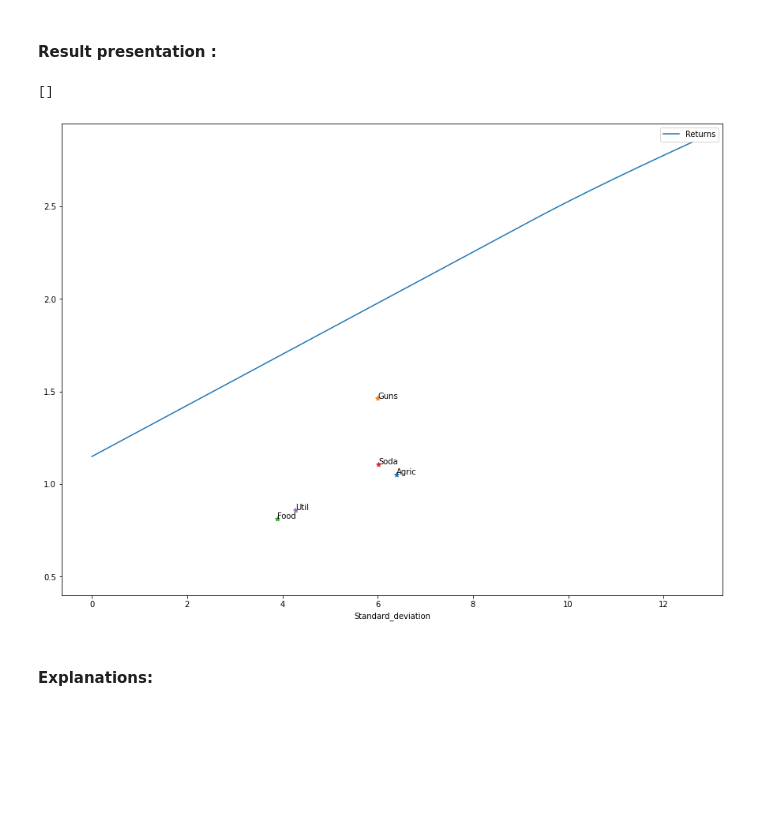
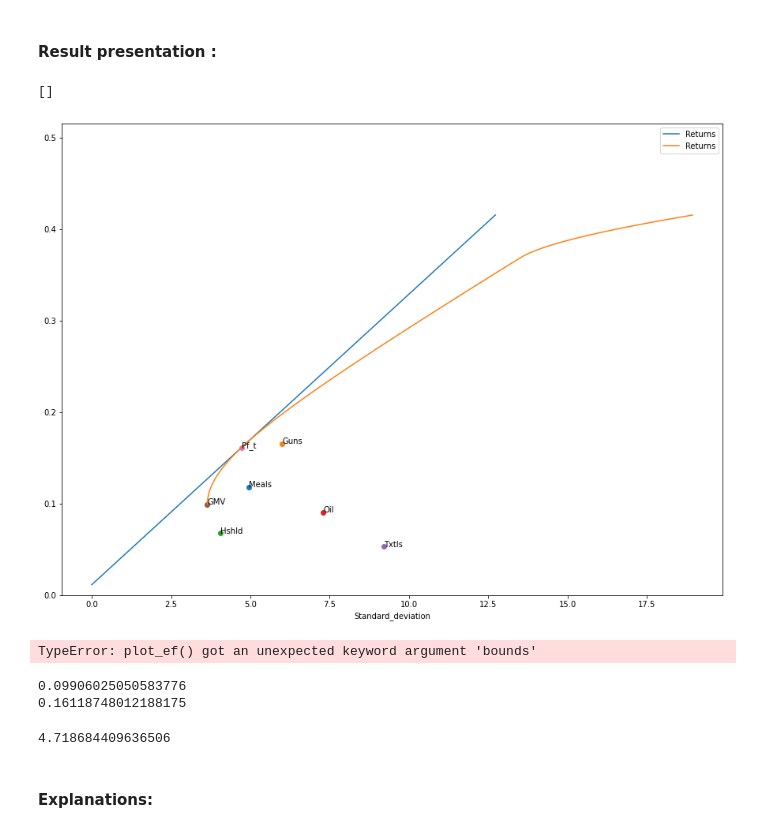
Before and after one commit to Damnsky100/Portfolio, a Jupyter notebook: Assignment_TP1.ipynb, the cells around one changed output. Cells and saved outputs as stored; diff of their text form; code cells hidden in the pictures; blank space fills up the shorter version.

```diff
--- a/Assignment_TP1.ipynb
+++ b/Assignment_TP1.ipynb
@@ -46,7 +46,7 @@ Data
 | 2022-11-01 | 2.53 | 2.84 | 7.69 | 3.23 | 5.57 | 9.79 | 7.24 | 15.70 | 9.44 | 17.34 | ... | ... |
 275 rows × 48 columns
 # %%
-Expected_Risk_free = Load_rf()
+Expected_Risk_free = Load_rf()/100
 # %% [markdown]
 ## Selection of Industry
 # %%
@@ -64,5 +64,5 @@ sharpe_ratio(Data/100, Expected_Risk_free/100, 12).sort_values().plot.bar(title=
 # %%
-ret_ind = Data.mean()
+ret_ind = annualize_rets(Data/100, 12)
 
 Efficient_frontiere_result = Ptf_target_optimization(ret_ind, cov, 100, bounds = (0, 1))
 
@@ -148,7 +148,7 @@ Chems  0.54  0.48   0.51   0.56  0.45   0.68   0.57  0.43  0.20  0.44   1.00
 # %% [markdown]
 We are left with 11 industries, let's take a look at the correlation matrix and there efficient frontier
 # %%
-ret_ind = data_ind.mean() #Some industry mark -1, because of data trash I think
+ret_ind = annualize_rets(data_ind/100, 12)#Some industry mark -1, because of data trash I think
 
 cov = data_ind.cov()
 
@@ -191,9 +191,7 @@ Display each industry portfolio in the chart.
 #### Estimation of the covariance-matrix and expected return   :
 # %%
 # Expected return : other possible approach simple machine learning with technical indicator
-
-E_return = Data_select.mean() # Just for test
-
+E_return = annualize_rets(Data_select/100, 12)  #On a besoin des rendement annualisées comme le risk free rate est annualisé
 E_cov = Data_select.cov() # Just for test
 Nbr_PTF = 100
 # %% [markdown]
@@ -227,15 +225,44 @@ Efficient_frontiere_result_WS = Ptf_target_optimization_W_Rf(E_return, E_cov, Ex
 #### Result presentation :
 # %%
 plt=Efficient_frontiere_result_WS['Efficient_frontiere']['Returns'].plot(kind='line',figsize=(15,11),
-     ylim = [0.4, max(Efficient_frontiere_result_WS['Efficient_frontiere']['Returns'])+0.1])
+     ylim = [0, max(Efficient_frontiere_result_WS['Efficient_frontiere']['Returns'])+0.1])
 for i in E_return.index :
-    plt.scatter([np.sqrt(E_cov[i][i])],[E_return[i]], marker='*')
+    plt.scatter([np.sqrt(E_cov[i][i])],[E_return[i]], marker='o')
     plt.annotate(i,(np.sqrt(E_cov[i][i]),E_return[i]))
 
 
 
+
+Efficient_frontiere_result['Efficient_frontiere']['Returns'].plot(kind='line')
+
+
+#Plot GMV
+w = gmv(E_cov)
+y = portfolio_return(w, E_return)
+x =  portfolio_vol(w, E_cov)
+plt.scatter(x,y, marker="o")
+plt.annotate("GMV",(x,  y))
+
+#Plot Portfolio Tangente
+
+w = msr(Expected_Risk_free, E_return, E_cov)
+y = portfolio_return(w, E_return)
+x = portfolio_vol(w, E_cov)
+plt.scatter(x,y, marker="o")
+plt.annotate("Pf_t",(x,  y))
+
+
 plt.legend(bbox_to_anchor=(1.0, 1.0))
 plt.plot()
 # %% [output]
 []
-[figure, old version]
+[figure, new version]
+# %%
+
+
+
+
+
+plot_ef(E_return, E_cov, Expected_Risk_free, Nbr_PTF, show_cml=False, show_gmv=True, bounds = (-2,2))
+# %% [output]
+TypeError: plot_ef() got an unexpected keyword argument 'bounds'
@@ -242,3 +300,18 @@ plt.plot()
+# %%
+
+w = gmv(E_cov)
+print(portfolio_return(w, E_return))
+portfolio_vol(w, E_cov)
+
+
+
+w = msr(Expected_Risk_free, E_return, E_cov)
+print(portfolio_return(w, E_return))
+portfolio_vol(w, E_cov)
+# %% [output]
+0.09906025050583776
+0.16118748012188175
+4.718684409636506
 # %% [markdown]
 #### Explanations:
 # %% [markdown]
```
Also changed, not shown: parts of 9 cells of this notebook, 2 other files.
